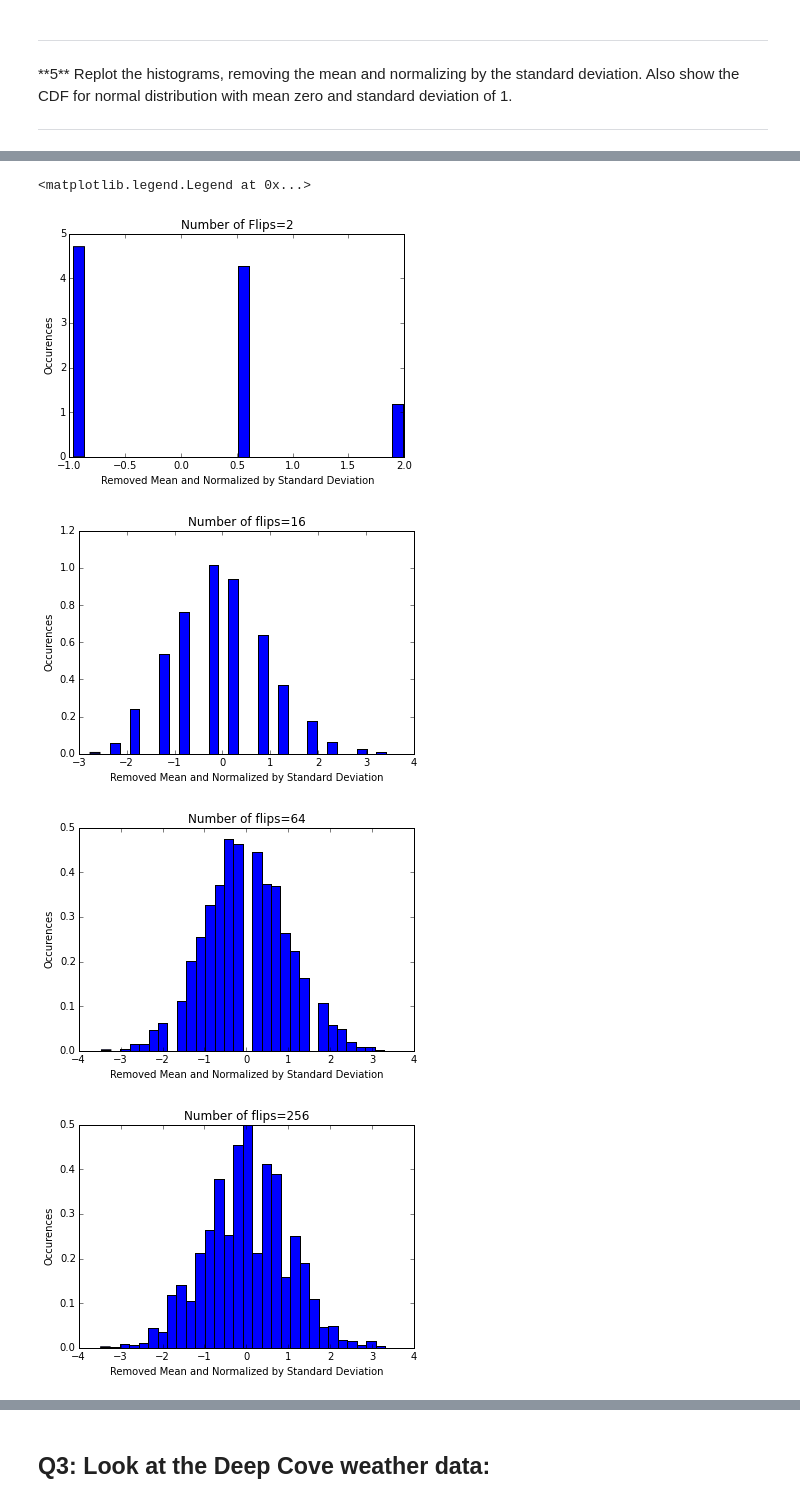
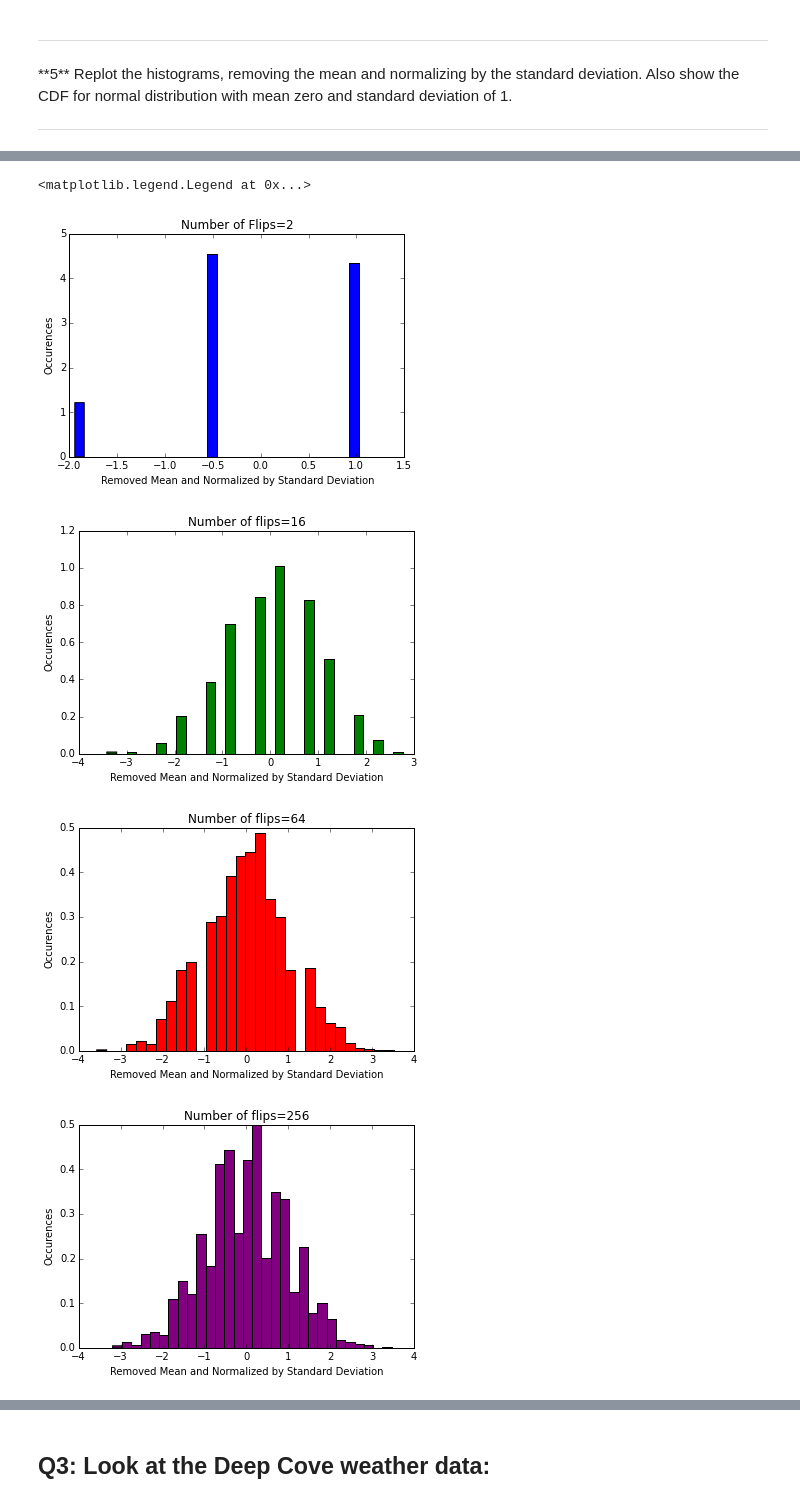
Before and after one commit to ingosh/Phy411Assignments, a Jupyter notebook: Assignment-01.ipynb, the cells around one changed output, grey strips where cells are left out. Drawn from its saved outputs; the diff is of its cells as text; code cells hidden in the pictures.

```diff
--- a/Assignment-01.ipynb
+++ b/Assignment-01.ipynb
@@ -141,7 +145,7 @@ def flipcoin(N,myseed):
     np.random.seed(seed=myseed)
     flop = np.random.rand(N)
     for i in range(N):
-        if flop[i] < 2./3.:
+        if flop[i] < 1./3.:
             flop[i] = -1./2.
         else:
             flop[i] = 1./2.
@@ -220,20 +224,20 @@ def removeMean(array, N):
     std = np.zeros(N)
     #print np.std(array)
     for i in range(N):
-        std[i] = (array[i] - np.mean(array))/np.std(array)
+        std[i] = (array[i] - np.mean(array)) / np.std(array)
     return std
+
+
+std2 = removeMean(mean2,Nexp)
+std16 = removeMean(mean16,Nexp)
+std64 = removeMean(mean64,Nexp)
+std256 = removeMean(mean256,Nexp)
 
 print 'Number of flips  Mean  Standard Deviation'
 print '2               %1.3f,    %1.3f' %(np.mean(std2), np.std(std2))
 print '16              %1.3f,    %1.3f' %(np.mean(std16), np.std(std16))
 print '64              %1.3f,    %1.3f' %(np.mean(std64), np.std(std64))
 print '256             %1.3f,    %1.3f' %(np.mean(std256), np.std(std256))
-
-
-std2 = removeMean(mean2,Nexp)
-std16 = removeMean(mean16,Nexp)
-std64 = removeMean(mean64,Nexp)
-std256 = removeMean(mean256,Nexp)
 
 #;ax6.set_xlim([-1.0,1.])  Used to frame between -1 and +1 on the x-axis
 
@@ -242,22 +246,22 @@ ax6.hist(std2, 30, normed = True); ax6.set_title('Number of Flips=2')
 ax6.set_xlabel('Removed Mean and Normalized by Standard Deviation');ax6.set_ylabel('Occurences')
 
 fig7,ax7=plt.subplots(1,1)
-ax7.hist(std16,30, normed = True); ax7.set_title('Number of flips=16')
+ax7.hist(std16,30, normed = True, color='green'); ax7.set_title('Number of flips=16')
 ax7.set_xlabel('Removed Mean and Normalized by Standard Deviation');ax7.set_ylabel('Occurences')
 
 fig8,ax8=plt.subplots(1,1)
-ax8.hist(std64,30, normed = True); ax8.set_title('Number of flips=64')
+ax8.hist(std64,30, normed = True, color = 'red'); ax8.set_title('Number of flips=64')
 ax8.set_xlabel('Removed Mean and Normalized by Standard Deviation');ax8.set_ylabel('Occurences')
 
 fig9,ax9=plt.subplots(1,1)
-ax9.hist(std256,30, normed = True); ax9.set_title('Number of flips=256')
+ax9.hist(std256,30, normed = True, color = 'purple'); ax9.set_title('Number of flips=256')
 ax9.set_xlabel('Removed Mean and Normalized by Standard Deviation');ax9.set_ylabel('Occurences')
 
 fig,ax=plt.subplots(1,1)
 ax.hist(std2, 30, label='2 Flips', histtype='step', normed = True)
 ax.hist(std16, 30, label='16 Flips', histtype='step', normed = True)
 ax.hist(std64, 30, label='64 Flips', histtype='step', normed = True)
-ax.hist(std256, 30, label='256 Flips', histtype='step', normed = True)
+ax.hist(std256, 30, label='256 Flips', histtype='step', normed = True, color = 'purple')
 ax.set_xlabel('Mean Flip');ax.set_ylabel('PDF [Per Flip Increment]')
 ax.set_title('PDF Normal Distribution with $\overline{x}\ =0$ and $\sigma\\ =1$')
 ax.legend()
@@ -271,5 +275,5 @@ Number of flips  Mean  Standard Deviation
 <matplotlib.legend.Legend at 0x...>
-[figure, old version]
+[figure, new version]
-[figure, old version]
+[figure, new version]
-[figure, old version]
+[figure, new version]
-[figure, old version]
+[figure, new version]
```
Also changed, not shown: parts of 6 cells of this notebook.
